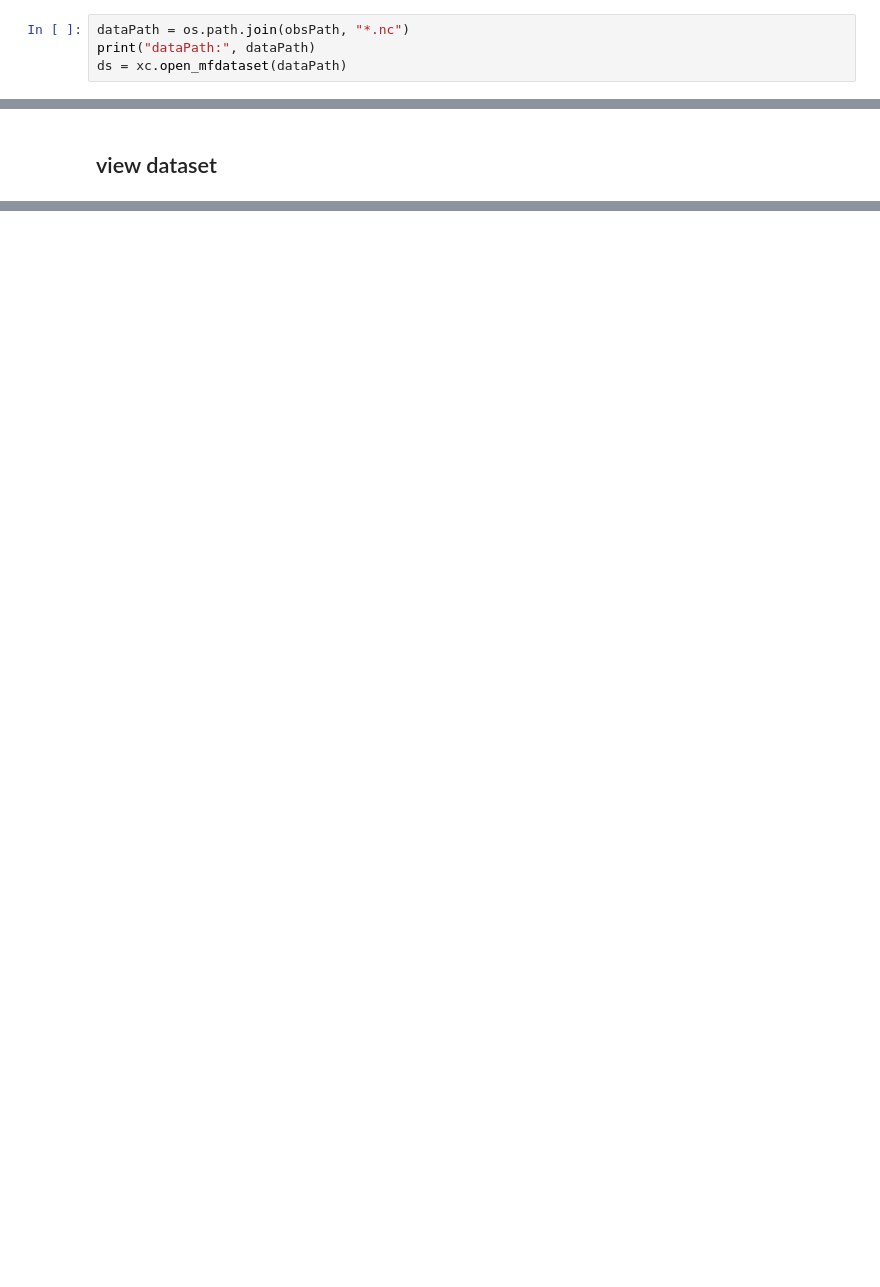
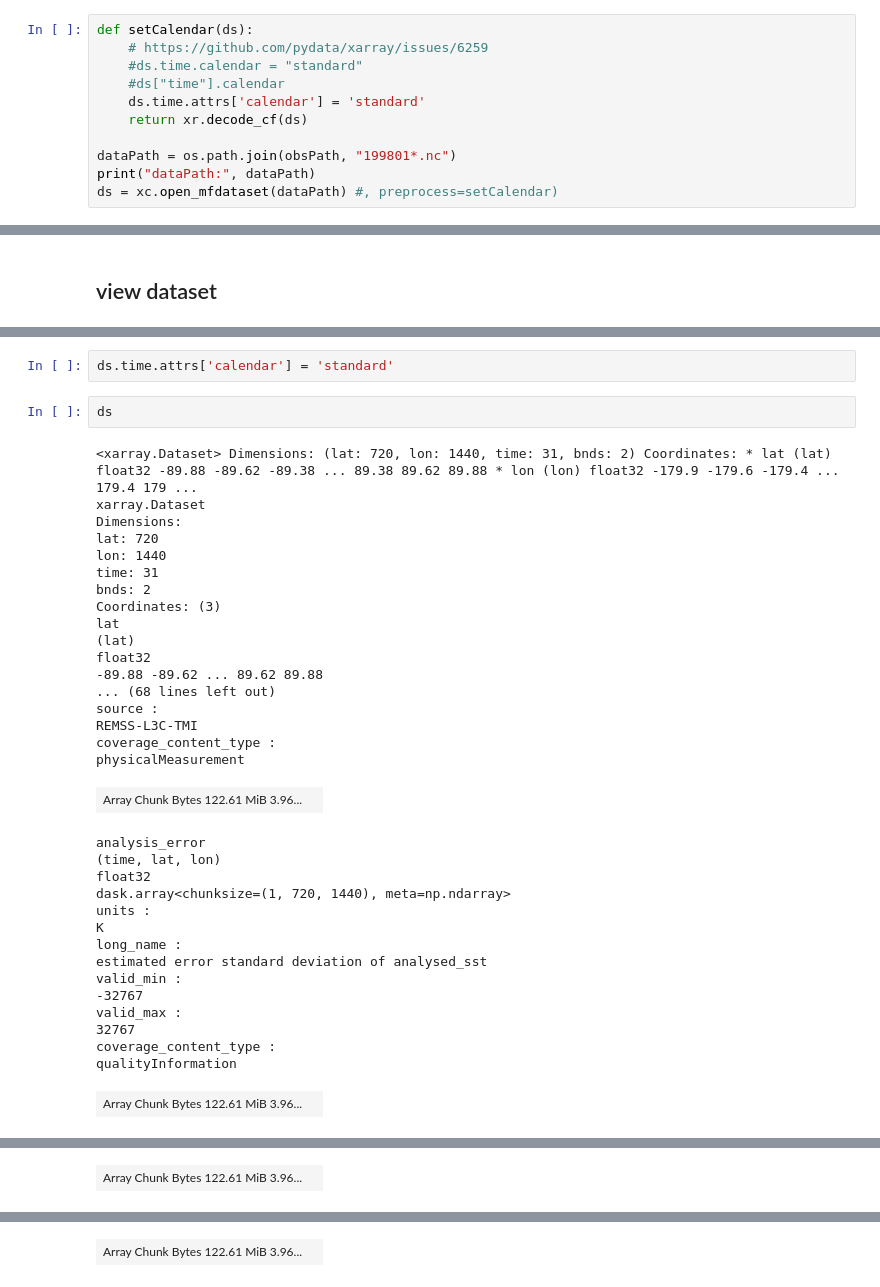
Before and after one commit to durack1/notebooks, a Jupyter notebook: jlnbs/RSS-MW5-1-monthlyAverage.ipynb, the cells around one changed output, grey strips where cells are left out. Drawn from its saved outputs; the diff is of its cells as text; blank space fills up the shorter version.

```diff
--- a/jlnbs/RSS-MW5-1-monthlyAverage.ipynb
+++ b/jlnbs/RSS-MW5-1-monthlyAverage.ipynb
@@ -16,5 +17,12 @@ obsPath = "/p/user_pub/PCMDIobs/obs4MIPs_input/RSS/RSS-MW5-1/v20230605/"
 # %%
-dataPath = os.path.join(obsPath, "*.nc")
+def setCalendar(ds):
+    # https://github.com/pydata/xarray/issues/6259
+    #ds.time.calendar = "standard"
+    #ds["time"].calendar
+    ds.time.attrs['calendar'] = 'standard'
+    return xr.decode_cf(ds)
+
+dataPath = os.path.join(obsPath, "199801*.nc")
 print("dataPath:", dataPath)
-ds = xc.open_mfdataset(dataPath)
+ds = xc.open_mfdataset(dataPath) #, preprocess=setCalendar)
 # %% [output]
@@ -25,0 +138,38 @@ ds
+# %%
+ds.time.attrs['calendar'] = 'standard'
+# %%
+ds
+# %% [output]
+<xarray.Dataset> Dimensions: (lat: 720, lon: 1440, time: 31, bnds: 2) Coordinates: * lat (lat) float32 -89.88 -89.62 -89.38 ... 89.38 89.62 89.88 * lon (lon) float32 -179.9 -179.6 -179.4 ... 179.4 179 ...
+xarray.Dataset
+Dimensions:
+lat: 720
+lon: 1440
+time: 31
+bnds: 2
+Coordinates: (3)
+lat
+(lat)
+float32
+-89.88 -89.62 ... 89.62 89.88
+... (68 lines left out)
+source :
+REMSS-L3C-TMI
+coverage_content_type :
+physicalMeasurement
+| Array Chunk Bytes 122.61 MiB 3.96... |  |
+analysis_error
+(time, lat, lon)
+float32
+dask.array<chunksize=(1, 720, 1440), meta=np.ndarray>
+units :
+K
+long_name :
+estimated error standard deviation of analysed_sst
+valid_min :
+-32767
+valid_max :
+32767
+coverage_content_type :
+qualityInformation
+| Array Chunk Bytes 122.61 MiB 3.96... |  |
@@ -25,0 +192 @@ ds
+| Array Chunk Bytes 122.61 MiB 3.96... |  |
@@ -25,0 +209 @@ ds
+| Array Chunk Bytes 122.61 MiB 3.96... |  |
```
Also changed, not shown: parts of 14 cells of this notebook.
